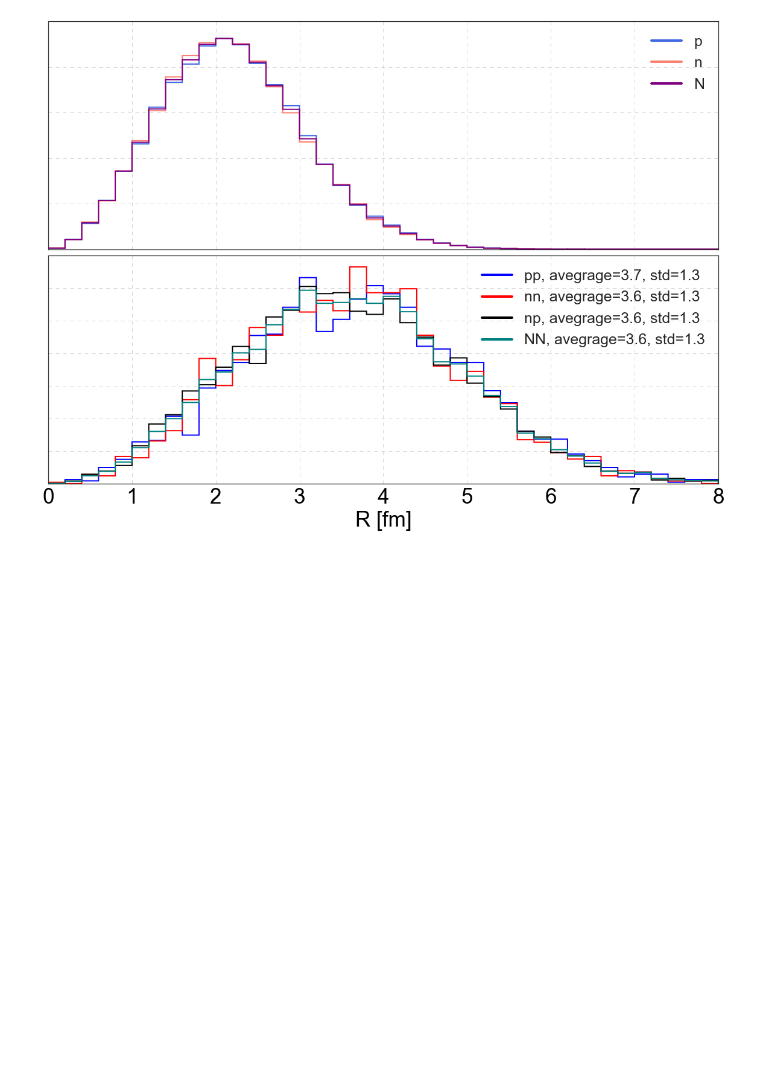
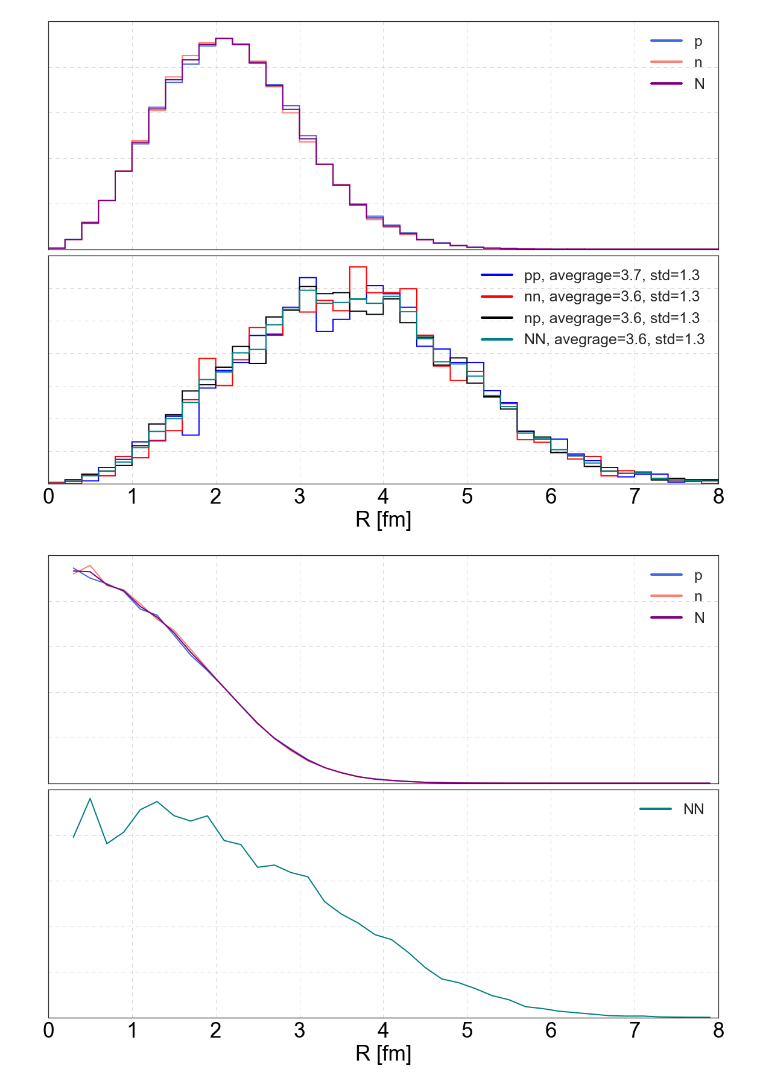
Before and after one commit to erezcoh4/densityFluctuations, a Jupyter notebook: MassimoConfigurationsPackage/notebooks/pairs_distance_from_center.ipynb, the cells around one changed output. Cells and saved outputs as stored; diff of their text form; code cells hidden in the pictures; blank space fills up the shorter version.

```diff
--- a/MassimoConfigurationsPackage/notebooks/pairs_distance_from_center.ipynb
+++ b/MassimoConfigurationsPackage/notebooks/pairs_distance_from_center.ipynb
@@ -61,3 +61,43 @@ ax.set_xlim(0,8)
 plt.tight_layout()
 # %% [output]
 [figure]
+# %%
+# now, to get the charge distribution - we need to divide by R2
+# a plot to send Massi
+d = 1.0 # fm
+fig = plt.figure(figsize=(16,12))
+bins = np.linspace(0,8,41)
+
+ax=fig.add_subplot(2,1,1)
+for i,(particle_type,color) in enumerate(zip(['p','n','N']
+                                             ,['royalblue','salmon','purple'])):
+    array = get_array_from_list_cell(df=distances,variable=particle_type+' distances')
+    h,Rbins=np.histogram( array , bins=bins ,normed=1 )
+    R = Rbins[1:]-0.5*(Rbins[1]-Rbins[0])
+    h_R2 = h/np.square(R)
+    plt.plot( R[1:] , h_R2[1:] ,color=color, linewidth=2)
+
+    plt.plot([0,0],[0,0],label=particle_type,linewidth=4,color=color)
+set_axes(ax,'',do_add_grid=True)
+plt.legend(fontsize=25)
+ax.xaxis.set_major_formatter(NullFormatter())
+ax.yaxis.set_major_formatter(NullFormatter())
+ax.set_xlim(0,8)
+
+
+ax=fig.add_subplot(2,1,2)
+for i,(pair_type,color) in enumerate(zip(['NN']
+                                         ,['teal'])):
+    array = get_array_from_list_cell(df=distances,variable=pair_type+' < %.1f fm'%d)
+    h,Rbins=np.histogram( array , bins=bins ,normed=1 )
+    R = Rbins[1:]-0.5*(Rbins[1]-Rbins[0])
+    h_R2 = h/np.square(R)
+    plt.plot( R[1:] , h_R2[1:] ,color=color, linewidth=2)
+    plt.plot([0,0],[0,0],label=pair_type,linewidth=4,color=color)
+set_axes(ax,'R [fm]',fontsize=35,do_add_grid=True)
+plt.legend(fontsize=25)
+ax.yaxis.set_major_formatter(NullFormatter())
+ax.set_xlim(0,8)
+plt.tight_layout()
+# %% [output]
+[figure, added]
```
